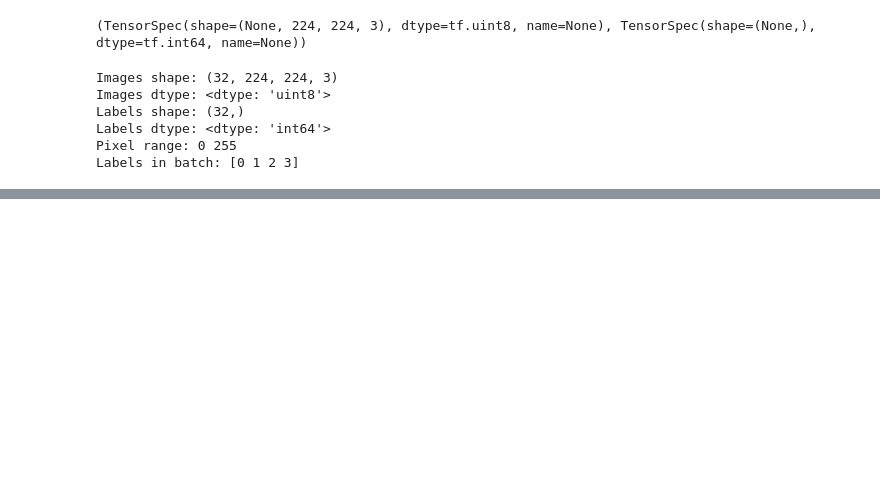
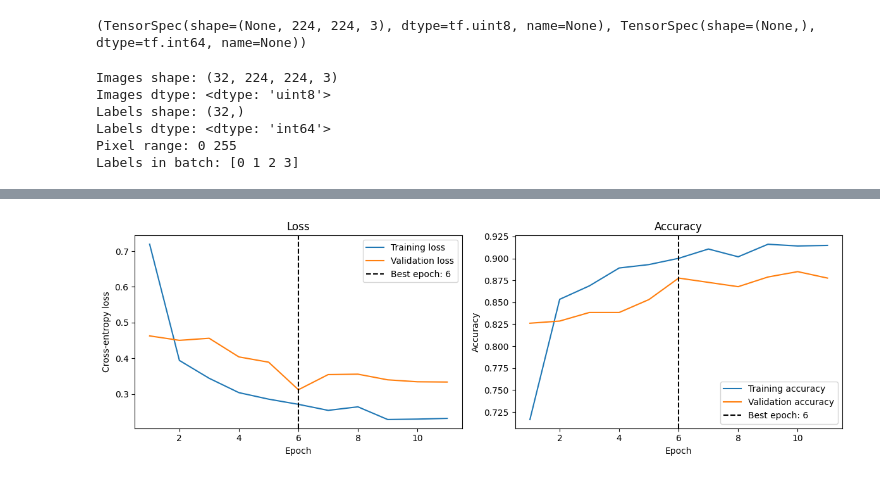
Before and after one commit to redel-byte/NeuroVision-AI-Part-2-, a Jupyter notebook: notebooks/preprocessing.ipynb, the cells around one changed output, grey strips where cells are left out. Cells and saved outputs as stored; diff of their text form; code cells hidden in the pictures; blank space fills up the shorter version.

```diff
--- a/notebooks/preprocessing.ipynb
+++ b/notebooks/preprocessing.ipynb
@@ -458,0 +624,6 @@ train_images, train_labels = next(
+# %%
+outputs = tf.keras.layers.Dense(
+    units=len(CLASSES),
+    activation="softmax",
+    name="predictions"
+)(regularized_features)
@@ -458,0 +686,13 @@ train_images, train_labels = next(
+# %%
+model_checkpoint = tf.keras.callbacks.ModelCheckpoint(
+    filepath=str(BEST_MODEL_PATH),  # Portable checkpoint path for Kaggle and Vast.ai.
+    monitor="val_loss",
+    mode="min",
+    save_best_only=True,
+    verbose=1
+)
+
+transfer_backup = tf.keras.callbacks.BackupAndRestore(
+    backup_dir=str(ARTIFACT_DIR / "backup_transfer"),  # Stores temporary recovery state.
+    delete_checkpoint=True,  # Removes the temporary backup after successful training.
+)
@@ -458,0 +846,75 @@ train_images, train_labels = next(
+# %%
+history_values = history.history
+epochs = range(
+    1,
+    len(history_values["loss"]) + 1
+)
+
+best_epoch = (
+    np.argmin(history_values["val_loss"]) + 1
+)
+
+fig, axes = plt.subplots(
+    1,
+    2,
+    figsize=(12, 4)
+)
+
+axes[0].plot(
+    epochs,
+    history_values["loss"],
+    label="Training loss"
+)
+axes[0].plot(
+    epochs,
+    history_values["val_loss"],
+    label="Validation loss"
+)
+axes[0].axvline(
+    best_epoch,
+    color="black",
+    linestyle="--",
+    label=f"Best epoch: {best_epoch}"
+)
+axes[0].set_title("Loss")
+axes[0].set_xlabel("Epoch")
+axes[0].set_ylabel("Cross-entropy loss")
+axes[0].legend()
+
+axes[1].plot(
+    epochs,
+    history_values["accuracy"],
+    label="Training accuracy"
+)
+axes[1].plot(
+    epochs,
+    history_values["val_accuracy"],
+    label="Validation accuracy"
+)
+axes[1].axvline(
+    best_epoch,
+    color="black",
+    linestyle="--",
+    label=f"Best epoch: {best_epoch}"
+)
+axes[1].set_title("Accuracy")
+axes[1].set_xlabel("Epoch")
+axes[1].set_ylabel("Accuracy")
+axes[1].legend()
+
+plt.tight_layout()
+with mlflow.start_run(run_id=transfer_run_id):
+    mlflow.log_figure(fig, "plots/transfer_learning_curves.png")  # Keeps the graph beside its MLflow run.
+plt.show()
+
+print("History keys:", history_values.keys())
+print("Best validation-loss epoch:", best_epoch)
+print(
+    "Best validation loss:",
+    history_values["val_loss"][best_epoch - 1]
+)
+print(
+    "Validation accuracy at best epoch:",
+    history_values["val_accuracy"][best_epoch - 1]
+)
+# %% [output]
@@ -458,0 +923 @@ train_images, train_labels = next(
+[figure, added]
```
Also changed, not shown: parts of 37 cells of this notebook, 11 other files.
